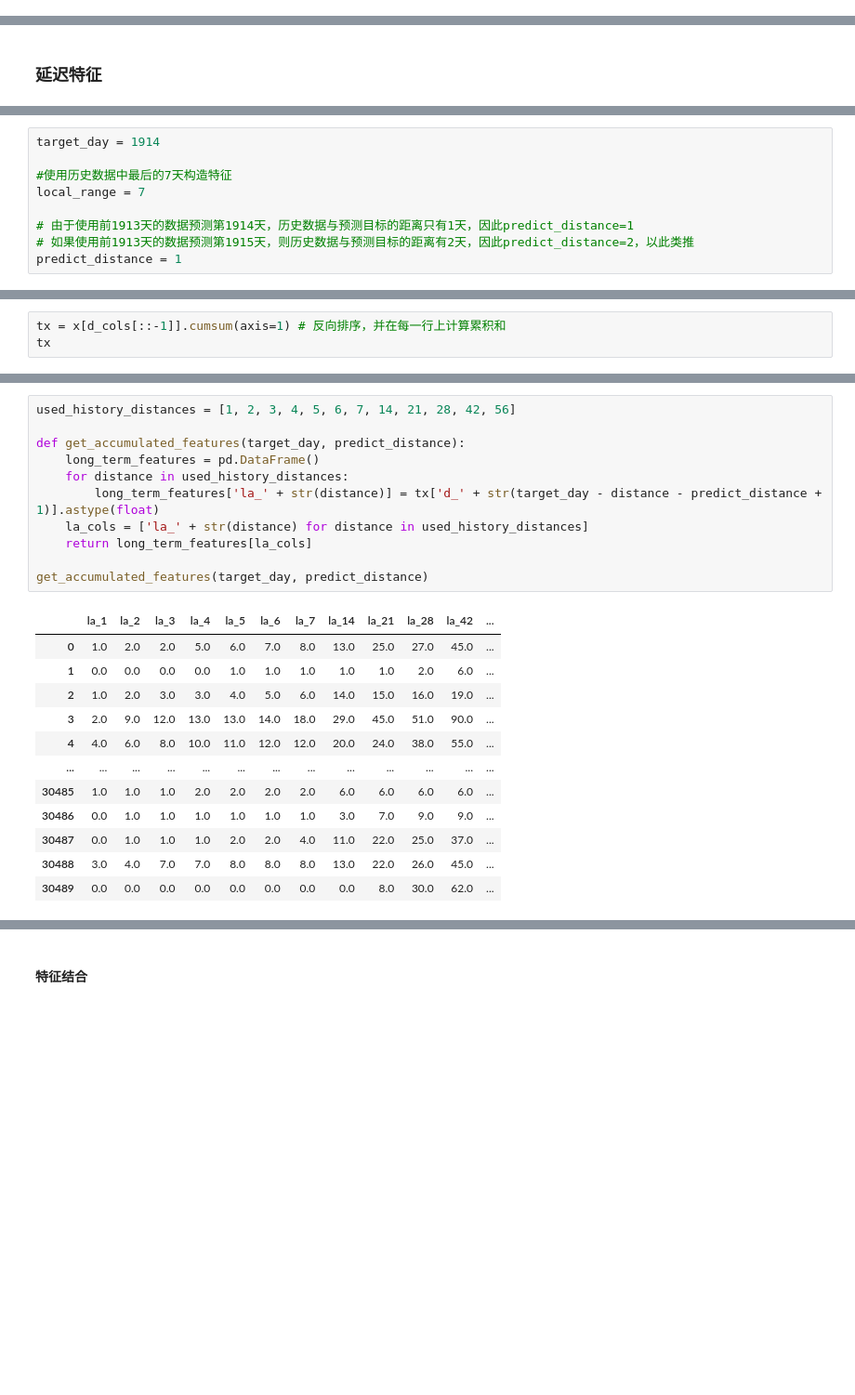
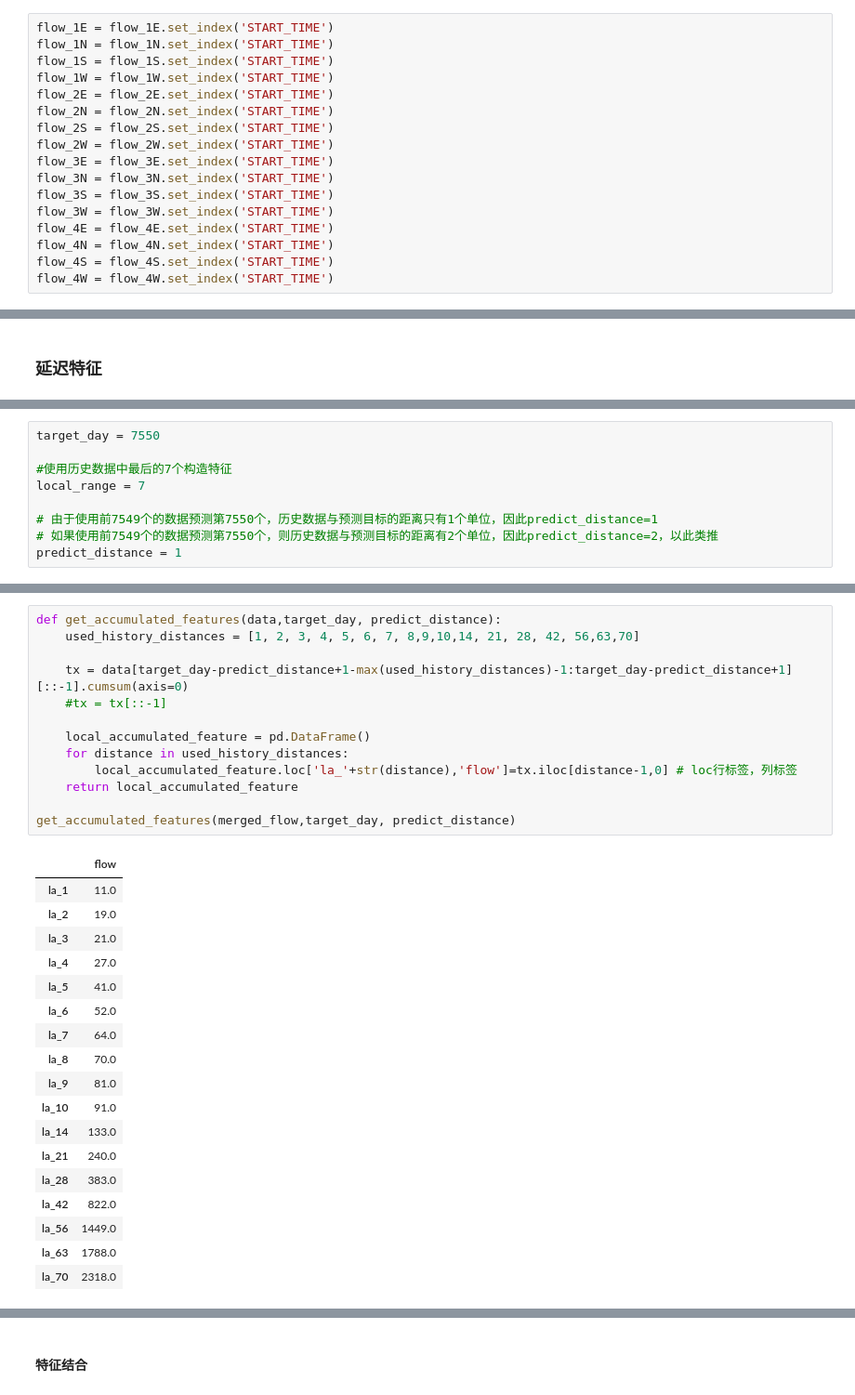
Before and after one commit to Zhou1317fe5/ml-projects, a Jupyter notebook: SEED2023/智慧交通/code/lightgbm/lightgbm.ipynb, the cells around one changed output, grey strips where cells are left out. Shown at 93% size. Saved outputs shown, nothing was run; the diff lists cells and outputs as text; blank space fills up the shorter version.

```diff
--- a/SEED2023/智慧交通/code/lightgbm/lightgbm.ipynb
+++ b/SEED2023/智慧交通/code/lightgbm/lightgbm.ipynb
@@ -68,0 +180,17 @@ sell_prices
+# %%
+flow_1E = flow_1E.set_index('START_TIME')
+flow_1N = flow_1N.set_index('START_TIME')
+flow_1S = flow_1S.set_index('START_TIME')
+flow_1W = flow_1W.set_index('START_TIME')
+flow_2E = flow_2E.set_index('START_TIME')
+flow_2N = flow_2N.set_index('START_TIME')
+flow_2S = flow_2S.set_index('START_TIME')
+flow_2W = flow_2W.set_index('START_TIME')
+flow_3E = flow_3E.set_index('START_TIME')
+flow_3N = flow_3N.set_index('START_TIME')
+flow_3S = flow_3S.set_index('START_TIME')
+flow_3W = flow_3W.set_index('START_TIME')
+flow_4E = flow_4E.set_index('START_TIME')
+flow_4N = flow_4N.set_index('START_TIME')
+flow_4S = flow_4S.set_index('START_TIME')
+flow_4W = flow_4W.set_index('START_TIME')
@@ -100,10 +296,10 @@ x
 # %%
-target_day = 1914
+target_day = 7550
 
-#使用历史数据中最后的7天构造特征
+#使用历史数据中最后的7个构造特征
 local_range = 7
 
-# 由于使用前1913天的数据预测第1914天，历史数据与预测目标的距离只有1天，因此predict_distance=1
-# 如果使用前1913天的数据预测第1915天，则历史数据与预测目标的距离有2天，因此predict_distance=2，以此类推
+# 由于使用前7549个的数据预测第7550个，历史数据与预测目标的距离只有1个单位，因此predict_distance=1
+# 如果使用前7549个的数据预测第7550个，则历史数据与预测目标的距离有2个单位，因此predict_distance=2，以此类推
 predict_distance = 1
 # %%
@@ -168,3 +352,0 @@ get_local_accumulated_feature(target_day, predict_distance)
-# %%
-tx = x[d_cols[::-1]].cumsum(axis=1) # 反向排序，并在每一行上计算累积和
-tx
@@ -185,24 +353,32 @@ tx
 # %%
-used_history_distances = [1, 2, 3, 4, 5, 6, 7, 14, 21, 28, 42, 56]
+def get_accumulated_features(data,target_day, predict_distance):
+    used_history_distances = [1, 2, 3, 4, 5, 6, 7, 8,9,10,14, 21, 28, 42, 56,63,70]
 
-def get_accumulated_features(target_day, predict_distance):
-    long_term_features = pd.DataFrame()
+    tx = data[target_day-predict_distance+1-max(used_history_distances)-1:target_day-predict_distance+1][::-1].cumsum(axis=0)
+    #tx = tx[::-1]
+
+    local_accumulated_feature = pd.DataFrame()
     for distance in used_history_distances:
-        long_term_features['la_' + str(distance)] = tx['d_' + str(target_day - distance - predict_distance + 1)].astype(float)
-    la_cols = ['la_' + str(distance) for distance in used_history_distances]
-    return long_term_features[la_cols]
+        local_accumulated_feature.loc['la_'+str(distance),'flow']=tx.iloc[distance-1,0] # loc行标签，列标签
+    return local_accumulated_feature
 
-get_accumulated_features(target_day, predict_distance)
+get_accumulated_features(merged_flow,target_day, predict_distance)
 # %% [output]
-|  | la_1 | la_2 | la_3 | la_4 | la_5 | la_6 | la_7 | la_14 | la_21 | la_28 | la_42 | ... |
-| 0 | 1.0 | 2.0 | 2.0 | 5.0 | 6.0 | 7.0 | 8.0 | 13.0 | 25.0 | 27.0 | 45.0 | ... |
-| 1 | 0.0 | 0.0 | 0.0 | 0.0 | 1.0 | 1.0 | 1.0 | 1.0 | 1.0 | 2.0 | 6.0 | ... |
-| 2 | 1.0 | 2.0 | 3.0 | 3.0 | 4.0 | 5.0 | 6.0 | 14.0 | 15.0 | 16.0 | 19.0 | ... |
-| 3 | 2.0 | 9.0 | 12.0 | 13.0 | 13.0 | 14.0 | 18.0 | 29.0 | 45.0 | 51.0 | 90.0 | ... |
-| 4 | 4.0 | 6.0 | 8.0 | 10.0 | 11.0 | 12.0 | 12.0 | 20.0 | 24.0 | 38.0 | 55.0 | ... |
-| ... | ... | ... | ... | ... | ... | ... | ... | ... | ... | ... | ... | ... |
-| 30485 | 1.0 | 1.0 | 1.0 | 2.0 | 2.0 | 2.0 | 2.0 | 6.0 | 6.0 | 6.0 | 6.0 | ... |
-| 30486 | 0.0 | 1.0 | 1.0 | 1.0 | 1.0 | 1.0 | 1.0 | 3.0 | 7.0 | 9.0 | 9.0 | ... |
-| 30487 | 0.0 | 1.0 | 1.0 | 1.0 | 2.0 | 2.0 | 4.0 | 11.0 | 22.0 | 25.0 | 37.0 | ... |
-| 30488 | 3.0 | 4.0 | 7.0 | 7.0 | 8.0 | 8.0 | 8.0 | 13.0 | 22.0 | 26.0 | 45.0 | ... |
-| 30489 | 0.0 | 0.0 | 0.0 | 0.0 | 0.0 | 0.0 | 0.0 | 0.0 | 8.0 | 30.0 | 62.0 | ... |
+|  | flow |
+| la_1 | 11.0 |
+| la_2 | 19.0 |
+| la_3 | 21.0 |
+| la_4 | 27.0 |
+| la_5 | 41.0 |
+| la_6 | 52.0 |
+| la_7 | 64.0 |
+| la_8 | 70.0 |
+| la_9 | 81.0 |
+| la_10 | 91.0 |
+| la_14 | 133.0 |
+| la_21 | 240.0 |
+| la_28 | 383.0 |
+| la_42 | 822.0 |
+| la_56 | 1449.0 |
+| la_63 | 1788.0 |
+| la_70 | 2318.0 |
```
Also changed, not shown: parts of 163 cells of this notebook, 13 other files.
